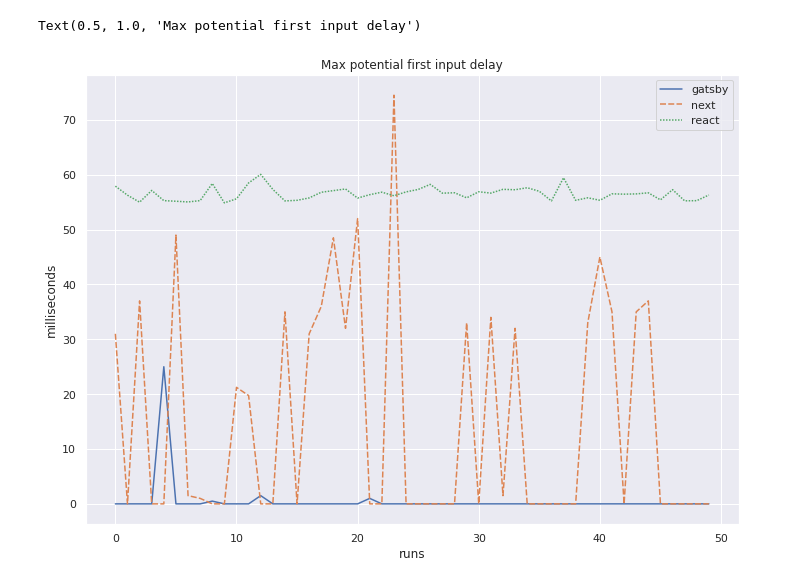
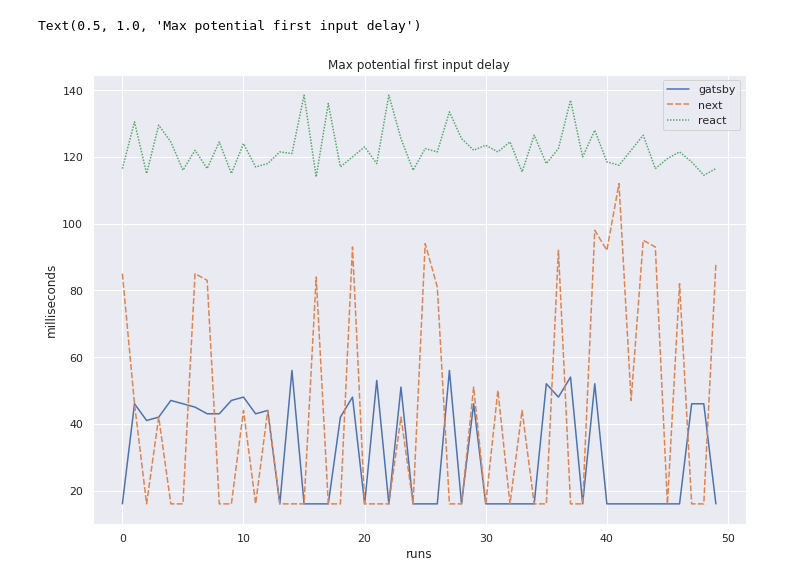
Before and after one commit to niekcandaele/BAP, a Jupyter notebook: packages/data-analysis/analysis.ipynb, the cells around one changed output. Saved outputs shown, nothing was run; the diff lists cells and outputs as text; code cells hidden in the pictures.

```diff
--- a/packages/data-analysis/analysis.ipynb
+++ b/packages/data-analysis/analysis.ipynb
@@ -55,14 +55,14 @@ Text(0.5, 1.0, 'Total blocking time')
 # %%
 mpf_df = pd.DataFrame({
     'gatsby': df_gatsby['maxPotentialFid'],
     'next': df_next['maxPotentialFid'],
     'react': df_react['maxPotentialFid'],
 })
 
 
-ax = sns.lineplot(data=tbt_df)
+ax = sns.lineplot(data=mpf_df)
 ax.set(xlabel='runs', ylabel='milliseconds')
 ax.set_title('Max potential first input delay')
 # %% [output]
 Text(0.5, 1.0, 'Max potential first input delay')
-[figure, old version]
+[figure, new version]
```
Also changed, not shown: parts of 2 cells of this notebook.
